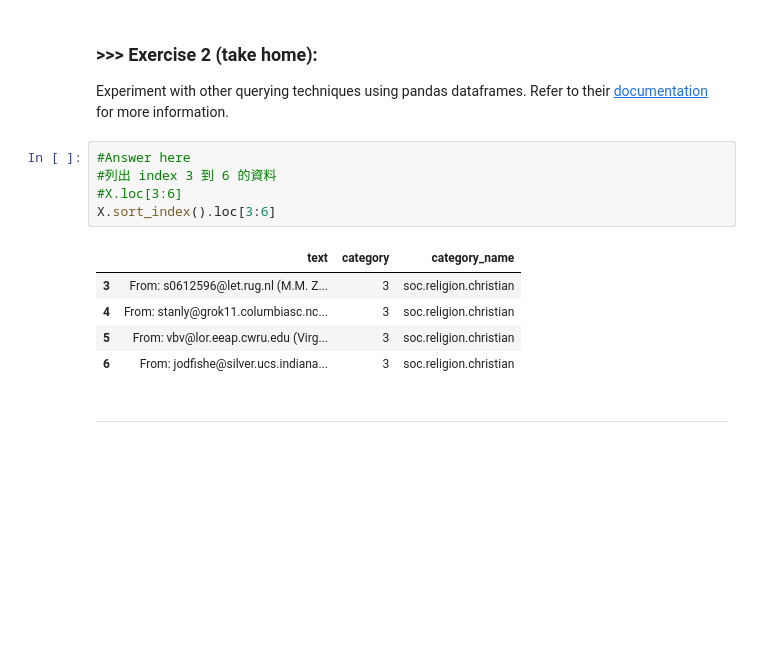
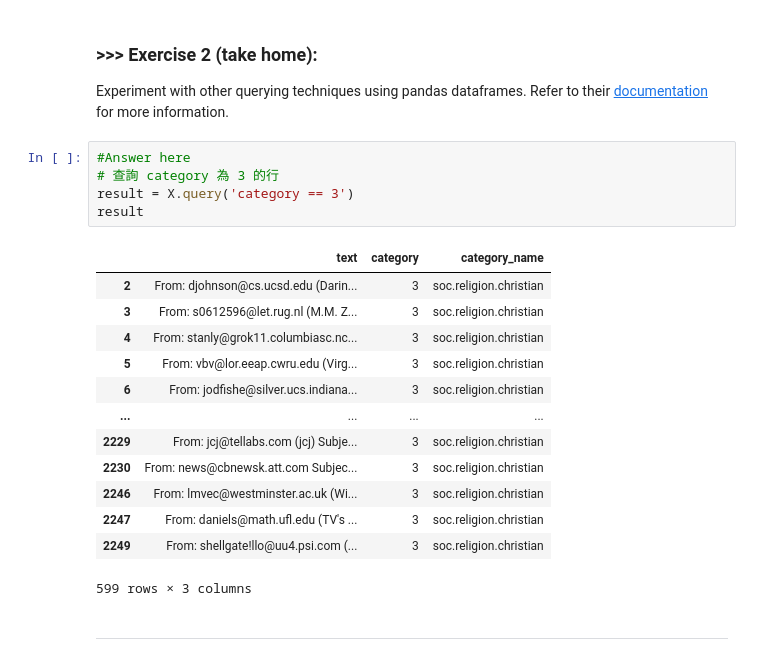
Before and after one commit to zzz318418/DM2025-Lab1-Exercise, a Jupyter notebook: DM2025-Lab1-Master.ipynb, the cells around one changed output. Cells and saved outputs as stored; diff of their text form; blank space fills up the shorter version.

```diff
--- a/DM2025-Lab1-Master.ipynb
+++ b/DM2025-Lab1-Master.ipynb
@@ -408,17 +410,25 @@ Name: text, dtype: object
 # %% [markdown]
 ### **>>> Exercise 2 (take home):**
 Experiment with other querying techniques using pandas dataframes. Refer to their [documentation](https://pandas.pydata.org/pandas-docs/stable/indexing.html) for more information.
-# %%
-#Answer here
-#列出 index 3 到 6 的資料
-#X.loc[3:6]
-X.sort_index().loc[3:6]
-# %% [output]
-|  | text | category | category_name |
-| 3 | From: s0612596@let.rug.nl (M.M. Z... | 3 | soc.religion.christian |
-| 4 | From: stanly@grok11.columbiasc.nc... | 3 | soc.religion.christian |
-| 5 | From: vbv@lor.eeap.cwru.edu (Virg... | 3 | soc.religion.christian |
-| 6 | From: jodfishe@silver.ucs.indiana... | 3 | soc.religion.christian |
+# %%
+#Answer here
+# 查詢 category 為 3 的行
+result = X.query('category == 3')
+result
+# %% [output]
+|  | text | category | category_name |
+| 2 | From: djohnson@cs.ucsd.edu (Darin... | 3 | soc.religion.christian |
+| 3 | From: s0612596@let.rug.nl (M.M. Z... | 3 | soc.religion.christian |
+| 4 | From: stanly@grok11.columbiasc.nc... | 3 | soc.religion.christian |
+| 5 | From: vbv@lor.eeap.cwru.edu (Virg... | 3 | soc.religion.christian |
+| 6 | From: jodfishe@silver.ucs.indiana... | 3 | soc.religion.christian |
+| ... | ... | ... | ... |
+| 2229 | From: jcj@tellabs.com (jcj) Subje... | 3 | soc.religion.christian |
+| 2230 | From: news@cbnewsk.att.com Subjec... | 3 | soc.religion.christian |
+| 2246 | From: lmvec@westminster.ac.uk (Wi... | 3 | soc.religion.christian |
+| 2247 | From: daniels@math.ufl.edu (TV's ... | 3 | soc.religion.christian |
+| 2249 | From: shellgate!llo@uu4.psi.com (... | 3 | soc.religion.christian |
+599 rows × 3 columns
 # %% [markdown]
 ---
 # %% [markdown]
```
Also changed, not shown: parts of 11 cells of this notebook, 1 other file.
